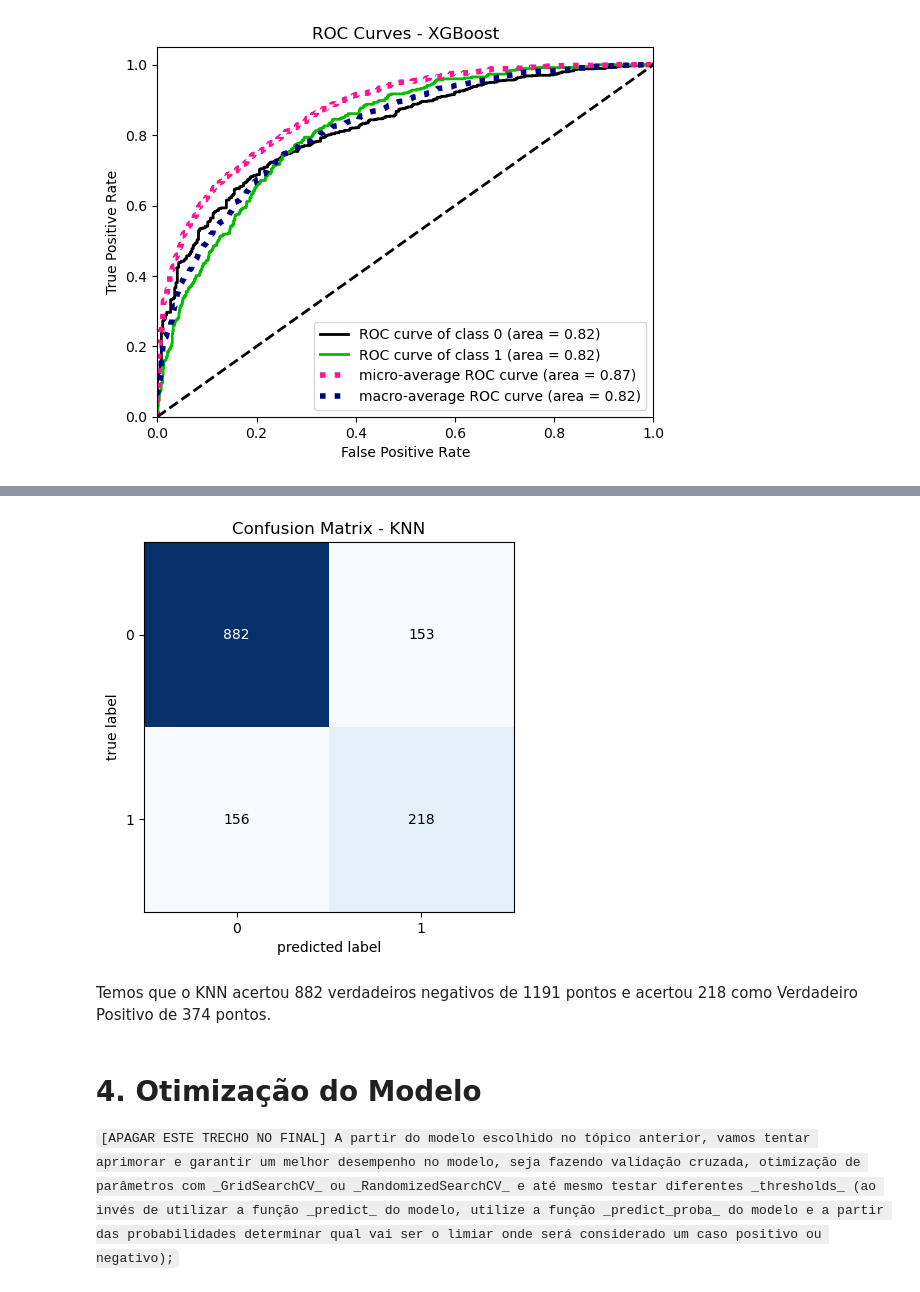
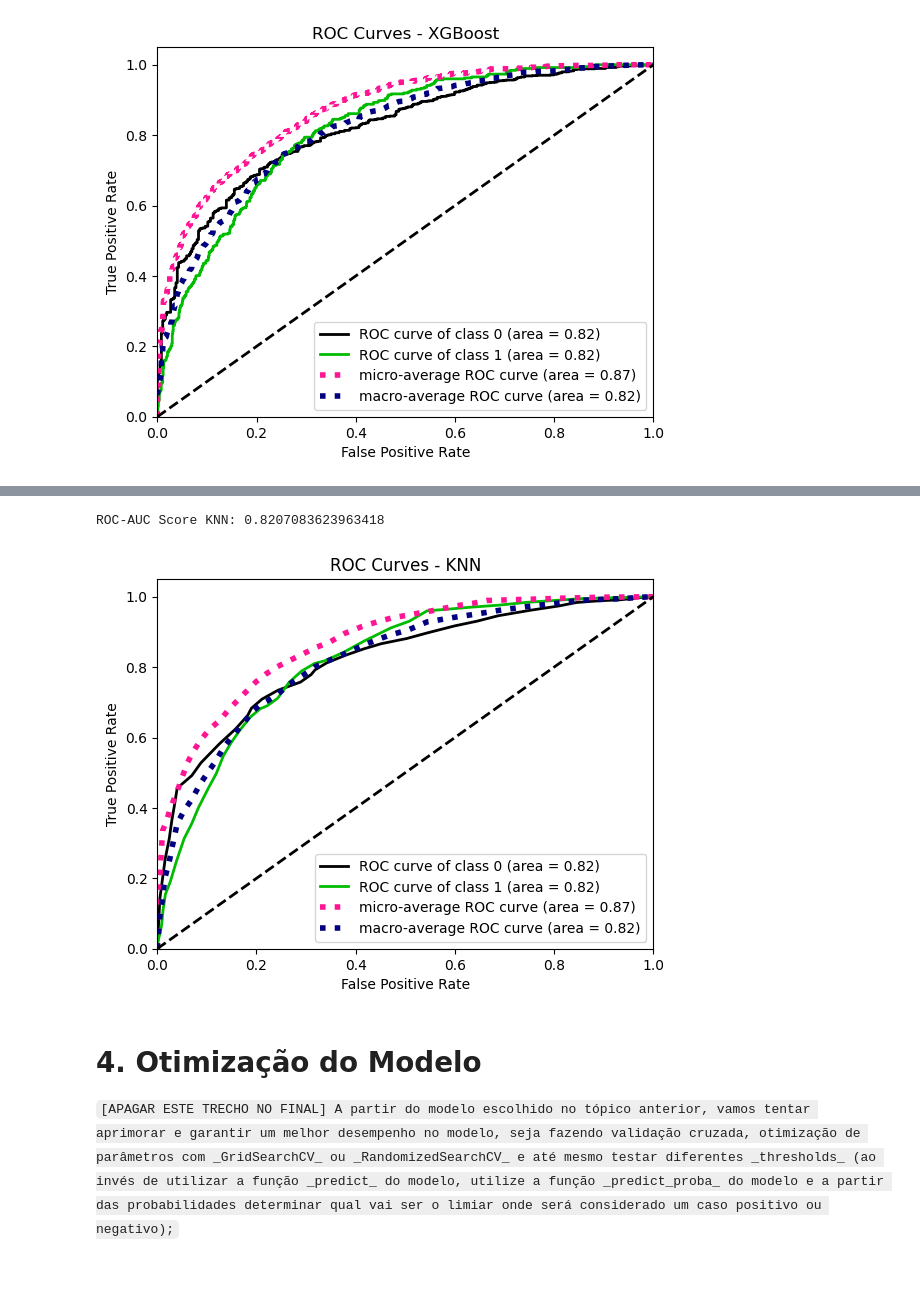
Before and after one commit to KarenAlmeida23/vendasML, a Jupyter notebook: Churn_Telco.ipynb, the cells around one changed output, grey strips where cells are left out. Cells and saved outputs as stored; diff of their text form; code cells hidden in the pictures.

```diff
--- a/Churn_Telco.ipynb
+++ b/Churn_Telco.ipynb
@@ -590,17 +678,17 @@ weighted avg       0.78      0.78      0.78      1409
-# %%
-# Verificando matriz de confusão - KNN
-from mlxtend.plotting import plot_confusion_matrix
-from sklearn.metrics import confusion_matrix
-
-cm = confusion_matrix(y_test, y_pred_knn)
-
-plot_confusion_matrix(conf_mat=cm)
-plt.title('Confusion Matrix - KNN')
-plt.show()
-# %% [output]
-[figure, removed]
-# %% [markdown]
-Temos que o KNN acertou 882 verdadeiros negativos de 1191 pontos e acertou 218 como Verdadeiro Positivo de 374 pontos.
+# %%
+# Verificando ROC-AUC Score - KNN
+y_prob_knn = knn.predict_proba(X_test_std)
+
+print("ROC-AUC Score KNN:", roc_auc_score(y_test, y_prob_knn[:, 1]))
+# %% [output]
+ROC-AUC Score KNN: 0.8207083623963418
+# %%
+# Plot ROC Curves - KNN
+skplt.metrics.plot_roc_curve(y_test, y_prob_knn)
+plt.title('ROC Curves - KNN')
+plt.show()
+# %% [output]
+[figure, added]
 # %% [markdown]
 # 4. Otimização do Modelo
 
```
Also changed, not shown: parts of 59 cells of this notebook.
